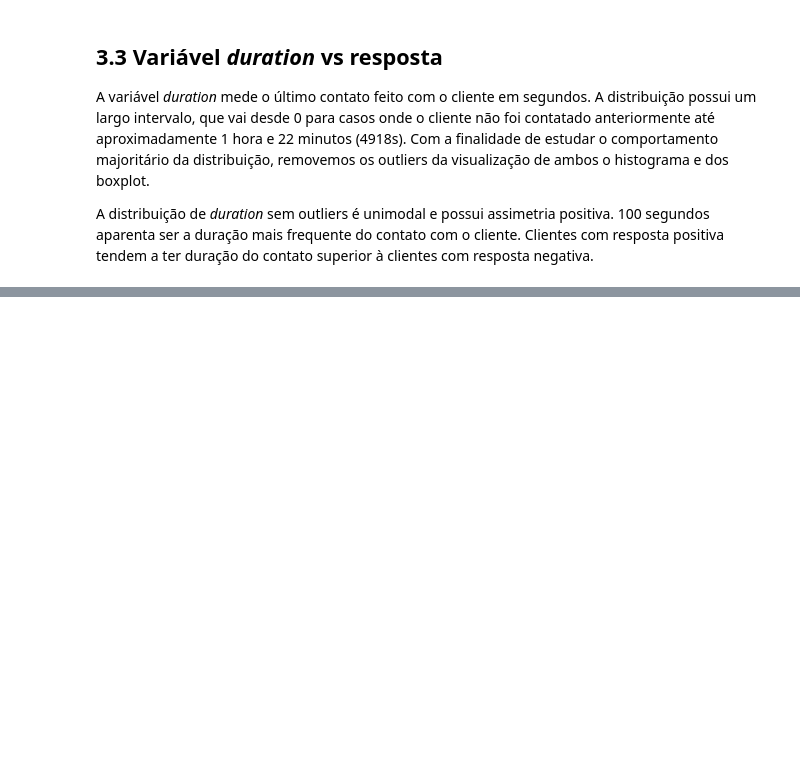
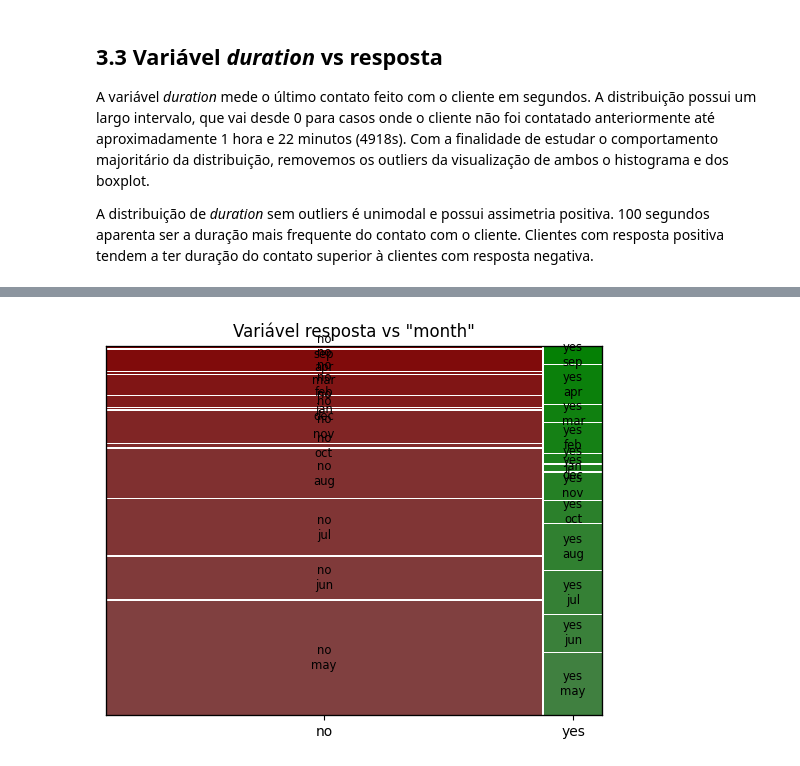
Before and after one commit to BPRateiro/Banking-Dataset, a Jupyter notebook: notebooks/0.0-bpr-eda.ipynb, the cells around one changed output, grey strips where cells are left out. Cells and saved outputs as stored; diff of their text form; code cells hidden in the pictures; blank space fills up the shorter version.

```diff
--- a/notebooks/0.0-bpr-eda.ipynb
+++ b/notebooks/0.0-bpr-eda.ipynb
@@ -434,0 +462,4 @@ histograma_boxplot('duration', destaque_esq=[3], outliers=False)
+# %%
+mosaico('month', unknown=False)
+# %% [output]
+[figure, added]
```
Also changed, not shown: parts of 7 cells of this notebook, 2 other files.
